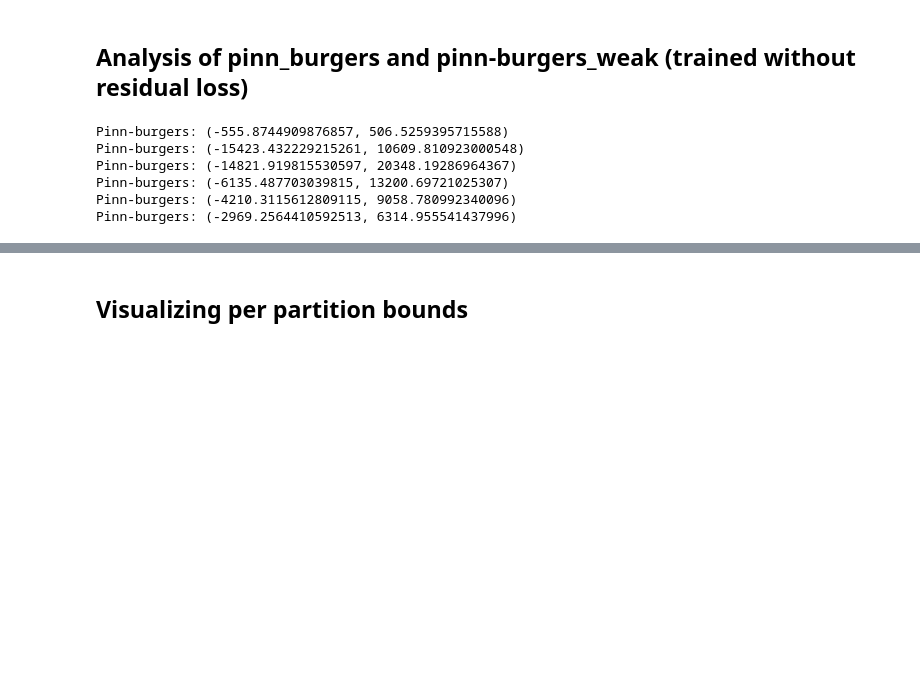
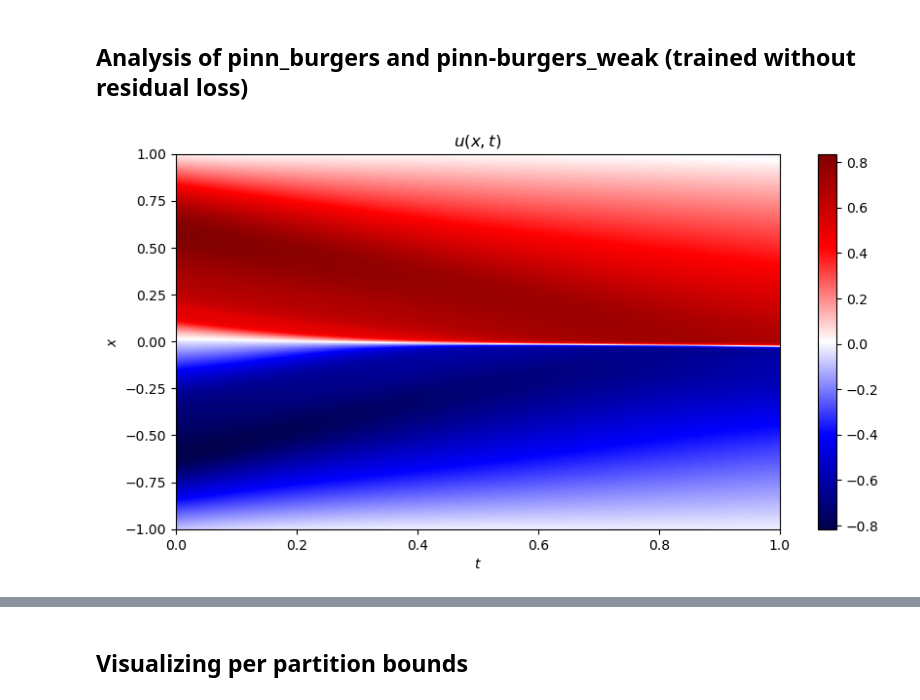
Before and after one commit to avaljotsingh/Verification-of-PINNs, a Jupyter notebook: experiments/Bounds Calculation.ipynb, the cells around one changed output, grey strips where cells are left out. Cells and saved outputs as stored; diff of their text form; code cells hidden in the pictures; blank space fills up the shorter version.

```diff
--- a/experiments/Bounds Calculation.ipynb
+++ b/experiments/Bounds Calculation.ipynb
@@ -113,34 +113,32 @@ def compute_pinn_bounds_using_input_splitting(model_name,
 # x between 0.1 to 1
 model1 = "../trained_models/pinn-burgers-vis.pt"
 model2 = "../trained_models/pinn-burgers_weak.pt"
+x_range = (-1.0, -0.25)
 
-partitions = 1
-bounds1 = compute_pinn_bounds_using_input_splitting(model1, partitions)
+# partitions = 1
+# bounds1 = compute_pinn_bounds_using_input_splitting(model1, partitions, inpx_range=x_range)
+# print("Pinn-burgers:", bounds1)
+
+# partitions = 10
+# bounds1 = compute_pinn_bounds_using_input_splitting(model1, partitions, inpx_range=x_range)
+# print("Pinn-burgers:", bounds1)
+
+# partitions = 30
+# bounds1 = compute_pinn_bounds_using_input_splitting(model1, partitions, inpx_range=x_range)
+# print("Pinn-burgers:", bounds1)
+
+# partitions = 50
+# bounds1 = compute_pinn_bounds_using_input_splitting(model1, partitions, inpx_range=x_range)
+# print("Pinn-burgers:", bounds1)
+
+# partitions = 70
+# bounds1 = compute_pinn_bounds_using_input_splitting(model1, partitions, inpx_range=x_range)
+# print("Pinn-burgers:", bounds1)
+
+# partitions = 100
+# bounds1 = compute_pinn_bounds_using_input_splitting(model1, partitions, inpx_range=x_range)
+# print("Pinn-burgers:", bounds1)
+
+partitions = 300
+bounds1 = compute_pinn_bounds_using_input_splitting(model1, partitions, inpx_range=x_range)
 print("Pinn-burgers:", bounds1)
-
-partitions = 10
-bounds1 = compute_pinn_bounds_using_input_splitting(model1, partitions)
-print("Pinn-burgers:", bounds1)
-
-partitions = 30
-bounds1 = compute_pinn_bounds_using_input_splitting(model1, partitions)
-print("Pinn-burgers:", bounds1)
-
-partitions = 50
-bounds1 = compute_pinn_bounds_using_input_splitting(model1, partitions)
-print("Pinn-burgers:", bounds1)
-
-partitions = 70
-bounds1 = compute_pinn_bounds_using_input_splitting(model1, partitions)
-print("Pinn-burgers:", bounds1)
-
-partitions = 100
-bounds1 = compute_pinn_bounds_using_input_splitting(model1, partitions)
-print("Pinn-burgers:", bounds1)
-# %% [output]
-Pinn-burgers: (-555.8744909876857, 506.5259395715588)
-Pinn-burgers: (-15423.432229215261, 10609.810923000548)
-Pinn-burgers: (-14821.919815530597, 20348.19286964367)
-Pinn-burgers: (-6135.487703039815, 13200.69721025307)
-Pinn-burgers: (-4210.3115612809115, 9058.780992340096)
-Pinn-burgers: (-2969.2564410592513, 6314.955541437996)
@@ -147,3 +177,21 @@ Pinn-burgers: (-2969.2564410592513, 6314.955541437996)
+# %%
+model2 = "../trained_models/pinn-burgers-vis.pt"
+# model2 = "../trained_models/pinn-burgers_weak.pt"
+model = torch.load(model2)
+plt.figure(figsize = (10, 5))
+n = 1000
+xs, ts = torch.meshgrid(torch.linspace(-1.0, 1, n), torch.linspace(0.0, 1.0, n))
+xs = xs.reshape(-1, 1).requires_grad_(False)
+ts = ts.reshape(-1, 1).requires_grad_(False)
+f = model(torch.cat([xs, ts], dim=1)).reshape((n ,n))
+heatmap = plt.imshow(f.detach().numpy(), extent=[0,1,-1,1], cmap='seismic', interpolation='nearest', aspect='auto')
+plt.colorbar(heatmap)
+plt.xlabel(r'$t$')
+plt.ylabel(r'$x$')
+plt.title(r'$u(x,t)$')
+plt.show()
+# %% [output]
+[figure, added]
 # %%
 # x between -1 to -0.1
 model1 = "../trained_models/pinn-burgers.pt"
```
Also changed, not shown: parts of 9 cells of this notebook, 2 other files.
